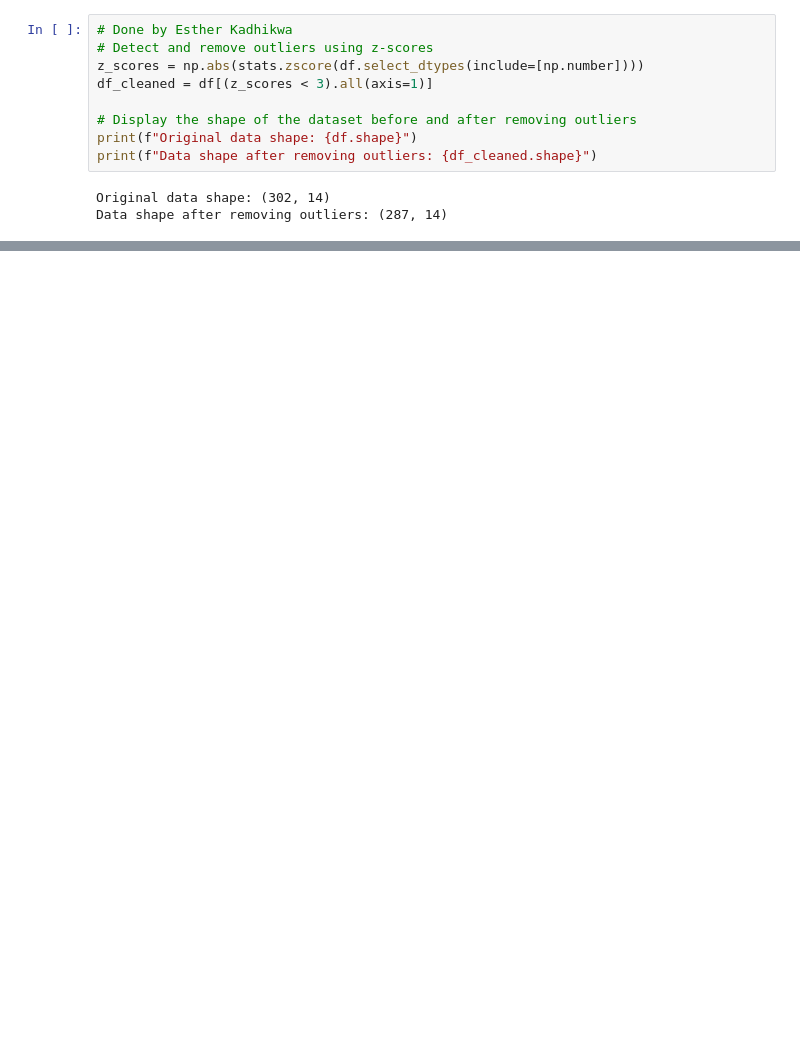
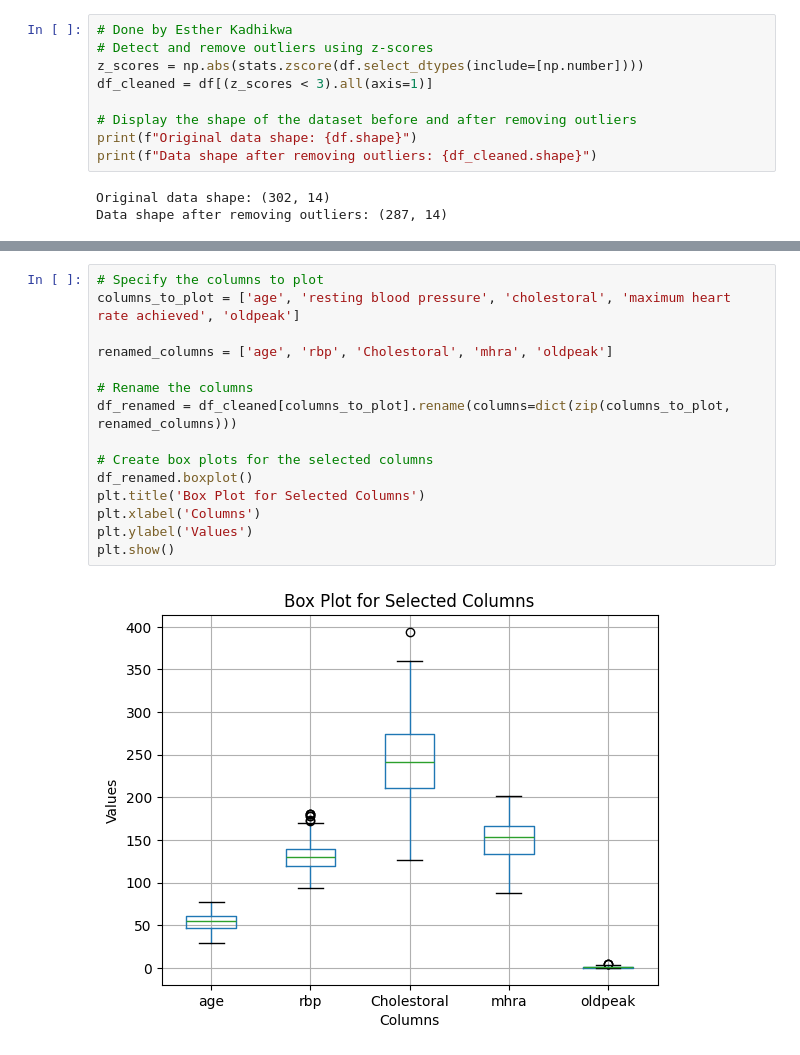
Before and after one commit to slyskenk/DtaAss1, a Jupyter notebook: heart.ipynb, the cells around one changed output, grey strips where cells are left out. Cells and saved outputs as stored; diff of their text form; blank space fills up the shorter version.

```diff
--- a/heart.ipynb
+++ b/heart.ipynb
@@ -196,0 +414,17 @@ Data shape after removing outliers: (287, 14)
+# %%
+# Specify the columns to plot
+columns_to_plot = ['age', 'resting blood pressure', 'cholestoral', 'maximum heart rate achieved', 'oldpeak']
+
+renamed_columns = ['age', 'rbp', 'Cholestoral', 'mhra', 'oldpeak']
+
+# Rename the columns
+df_renamed = df_cleaned[columns_to_plot].rename(columns=dict(zip(columns_to_plot, renamed_columns)))
+
+# Create box plots for the selected columns
+df_renamed.boxplot()
+plt.title('Box Plot for Selected Columns')
+plt.xlabel('Columns')
+plt.ylabel('Values')
+plt.show()
+# %% [output]
+[figure, added]
```
Also changed, not shown: parts of 32 cells of this notebook, 1 other file.
